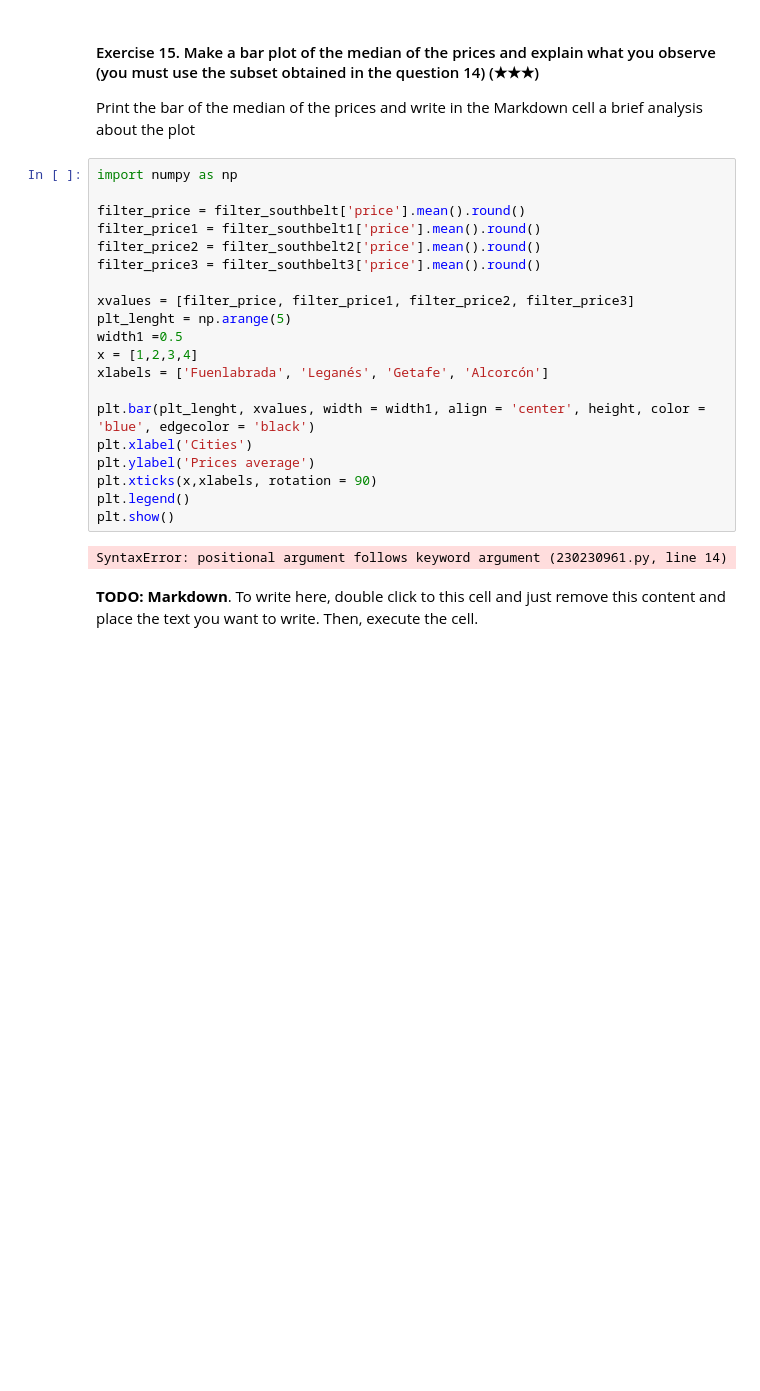
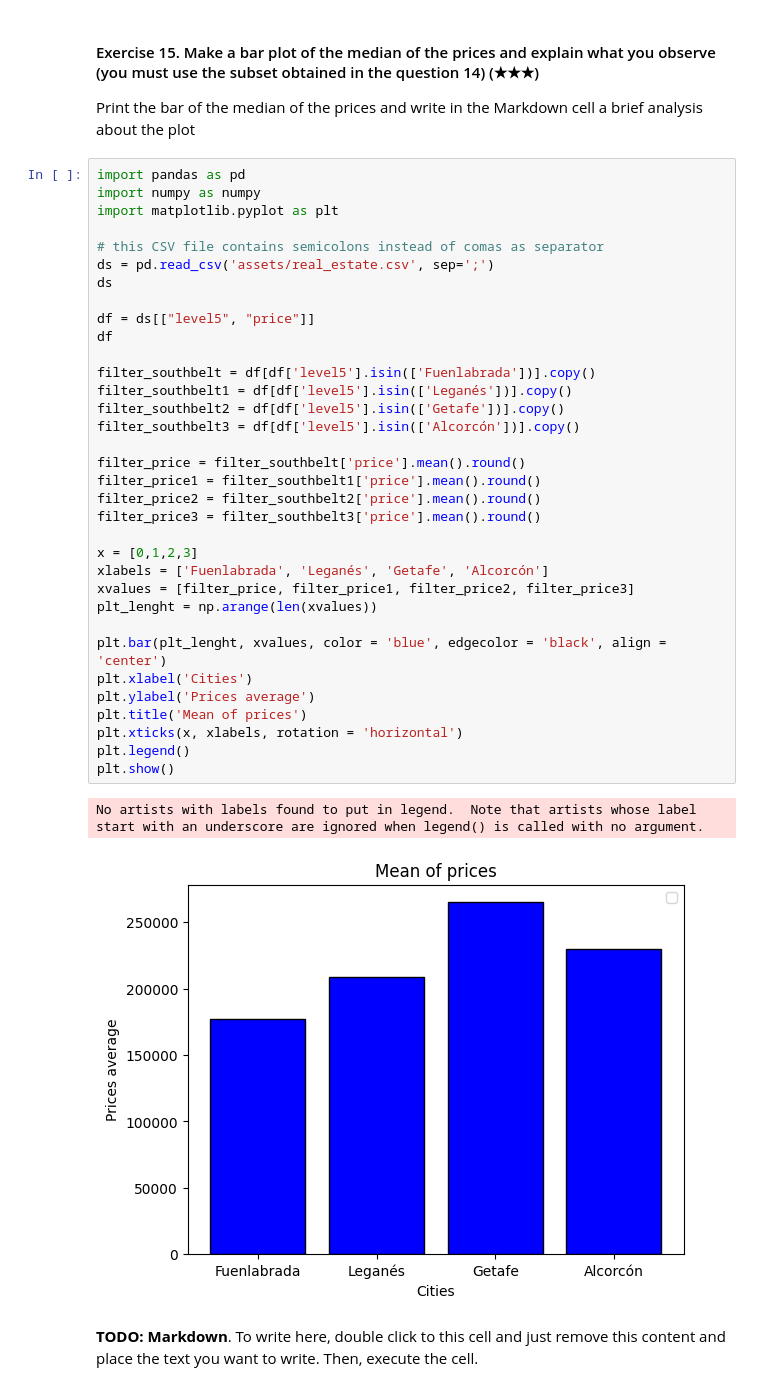
Before and after one commit to 4GeeksAcademy/real_estate_proyecto, a Jupyter notebook: project.ipynb, the cells around one changed output. Drawn from its saved outputs; the diff is of its cells as text; blank space fills up the shorter version.

```diff
--- a/project.ipynb
+++ b/project.ipynb
@@ -325,27 +325,42 @@ df1
 
 Print the bar of the median of the prices and write in the Markdown cell a brief analysis about the plot
 # %%
-import numpy as np
+import pandas as pd
+import numpy as numpy
+import matplotlib.pyplot as plt
+
+# this CSV file contains semicolons instead of comas as separator
+ds = pd.read_csv('assets/real_estate.csv', sep=';')
+ds
+
+df = ds[["level5", "price"]]
+df
+
+filter_southbelt = df[df['level5'].isin(['Fuenlabrada'])].copy()
+filter_southbelt1 = df[df['level5'].isin(['Leganés'])].copy()
+filter_southbelt2 = df[df['level5'].isin(['Getafe'])].copy()
+filter_southbelt3 = df[df['level5'].isin(['Alcorcón'])].copy()
 
 filter_price = filter_southbelt['price'].mean().round()
 filter_price1 = filter_southbelt1['price'].mean().round()
 filter_price2 = filter_southbelt2['price'].mean().round()
 filter_price3 = filter_southbelt3['price'].mean().round()
 
+x = [0,1,2,3]
+xlabels = ['Fuenlabrada', 'Leganés', 'Getafe', 'Alcorcón']
 xvalues = [filter_price, filter_price1, filter_price2, filter_price3]
-plt_lenght = np.arange(5)
-width1 =0.5
-x = [1,2,3,4]
-xlabels = ['Fuenlabrada', 'Leganés', 'Getafe', 'Alcorcón']
+plt_lenght = np.arange(len(xvalues))
 
-plt.bar(plt_lenght, xvalues, width = width1, align = 'center', height, color = 'blue', edgecolor = 'black')
+plt.bar(plt_lenght, xvalues, color = 'blue', edgecolor = 'black', align = 'center')
 plt.xlabel('Cities')
 plt.ylabel('Prices average')
-plt.xticks(x,xlabels, rotation = 90)
+plt.title('Mean of prices')
+plt.xticks(x, xlabels, rotation = 'horizontal')
 plt.legend()
 plt.show()
 # %% [output]
-SyntaxError: positional argument follows keyword argument (230230961.py, line 14)
+No artists with labels found to put in legend.  Note that artists whose label start with an underscore are ignored when legend() is called with no argument.
+[figure, added]
 # %% [markdown]
 **TODO: Markdown**. To write here, double click to this cell and just remove this content and place the text you want to write. Then, execute the cell.
 # %% [markdown]
```
